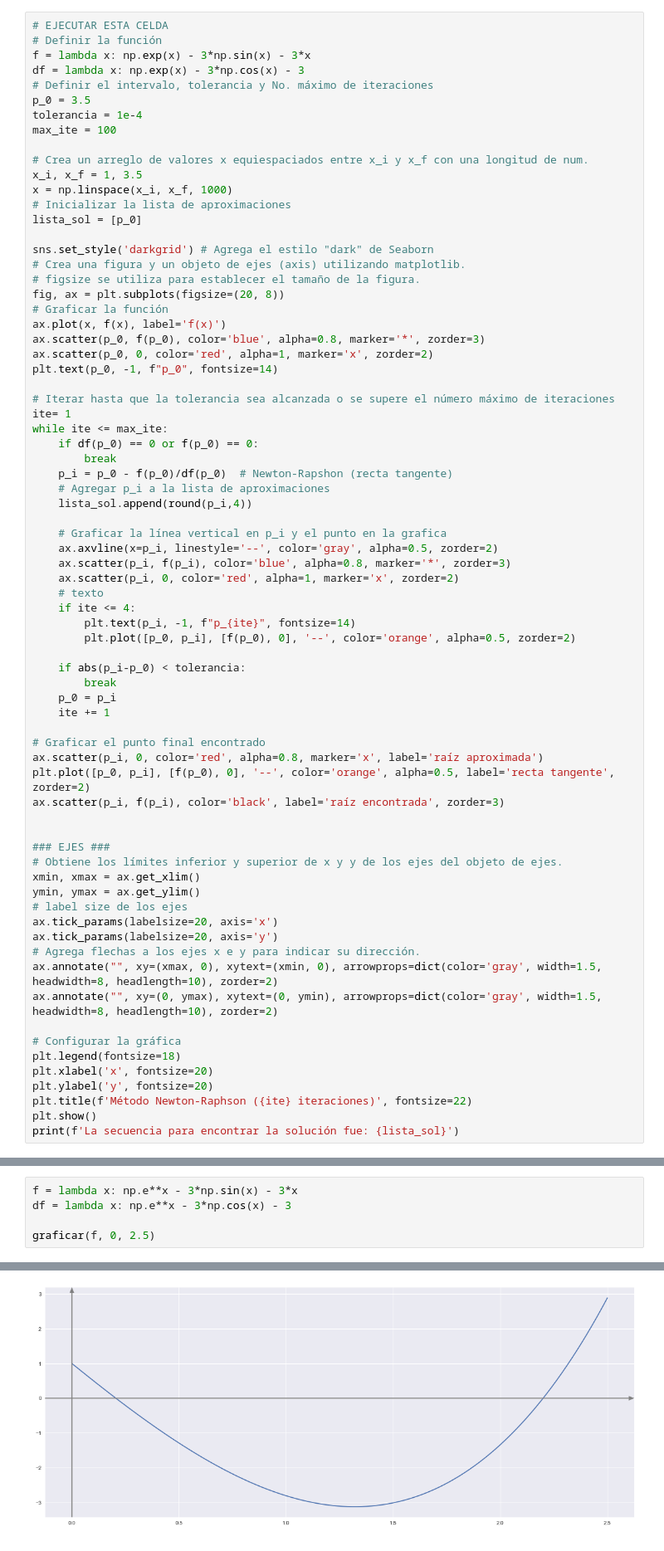
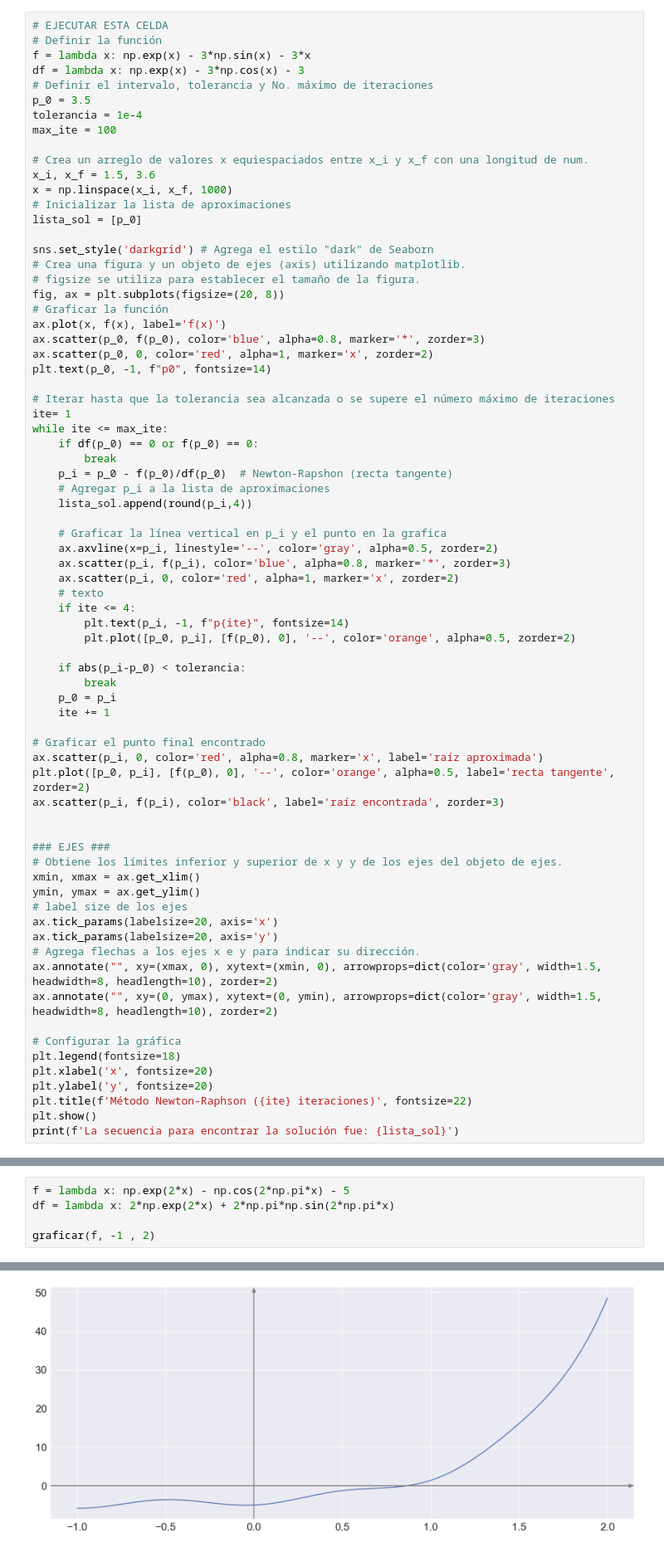
Before and after one commit to caramirezs/MetNum_librodigital, a Jupyter notebook: 1_Ecuaciones_de_una_variable/1.3_Metodo_de_Newton-Raphson.ipynb, the cells around one changed output, grey strips where cells are left out. Shown at 83% size. Saved outputs shown, nothing was run; the diff lists cells and outputs as text.

```diff
--- a/1_Ecuaciones_de_una_variable/1.3_Metodo_de_Newton-Raphson.ipynb
+++ b/1_Ecuaciones_de_una_variable/1.3_Metodo_de_Newton-Raphson.ipynb
@@ -48,7 +100,7 @@ tolerancia = 1e-4
 max_ite = 100
 
 # Crea un arreglo de valores x equiespaciados entre x_i y x_f con una longitud de num.
-x_i, x_f = 1, 3.5
+x_i, x_f = 1.5, 3.6
 x = np.linspace(x_i, x_f, 1000)
 # Inicializar la lista de aproximaciones
 lista_sol = [p_0]
@@ -61,7 +113,7 @@ fig, ax = plt.subplots(figsize=(20, 8))
 ax.plot(x, f(x), label='f(x)')
 ax.scatter(p_0, f(p_0), color='blue', alpha=0.8, marker='*', zorder=3)
 ax.scatter(p_0, 0, color='red', alpha=1, marker='x', zorder=2)
-plt.text(p_0, -1, f"p_0", fontsize=14)
+plt.text(p_0, -1, f"p0", fontsize=14)
 
 # Iterar hasta que la tolerancia sea alcanzada o se supere el número máximo de iteraciones
 ite= 1
@@ -78,7 +130,7 @@ while ite <= max_ite:
     ax.scatter(p_i, 0, color='red', alpha=1, marker='x', zorder=2)
     # texto
     if ite <= 4:
-        plt.text(p_i, -1, f"p_{ite}", fontsize=14)
+        plt.text(p_i, -1, f"p{ite}", fontsize=14)
         plt.plot([p_0, p_i], [f(p_0), 0], '--', color='orange', alpha=0.5, zorder=2)
 
     if abs(p_i-p_0) < tolerancia:
@@ -330,6 +204,6 @@ e = |\frac {x_{i+1}-x_i}{x_{i+1}}|
 # %%
-f = lambda x: np.e**x - 3*np.sin(x) - 3*x
-df = lambda x: np.e**x - 3*np.cos(x) - 3
+f = lambda x: np.exp(2*x) - np.cos(2*np.pi*x) - 5
+df = lambda x: 2*np.exp(2*x) + 2*np.pi*np.sin(2*np.pi*x)
 
-graficar(f, 0, 2.5)
+graficar(f, -1 , 2)
 # %% [output]
@@ -336 +211 @@ graficar(f, 0, 2.5)
-[figure, old version]
+[figure, new version]
```
Also changed, not shown: parts of 24 cells of this notebook, 14 other files.
